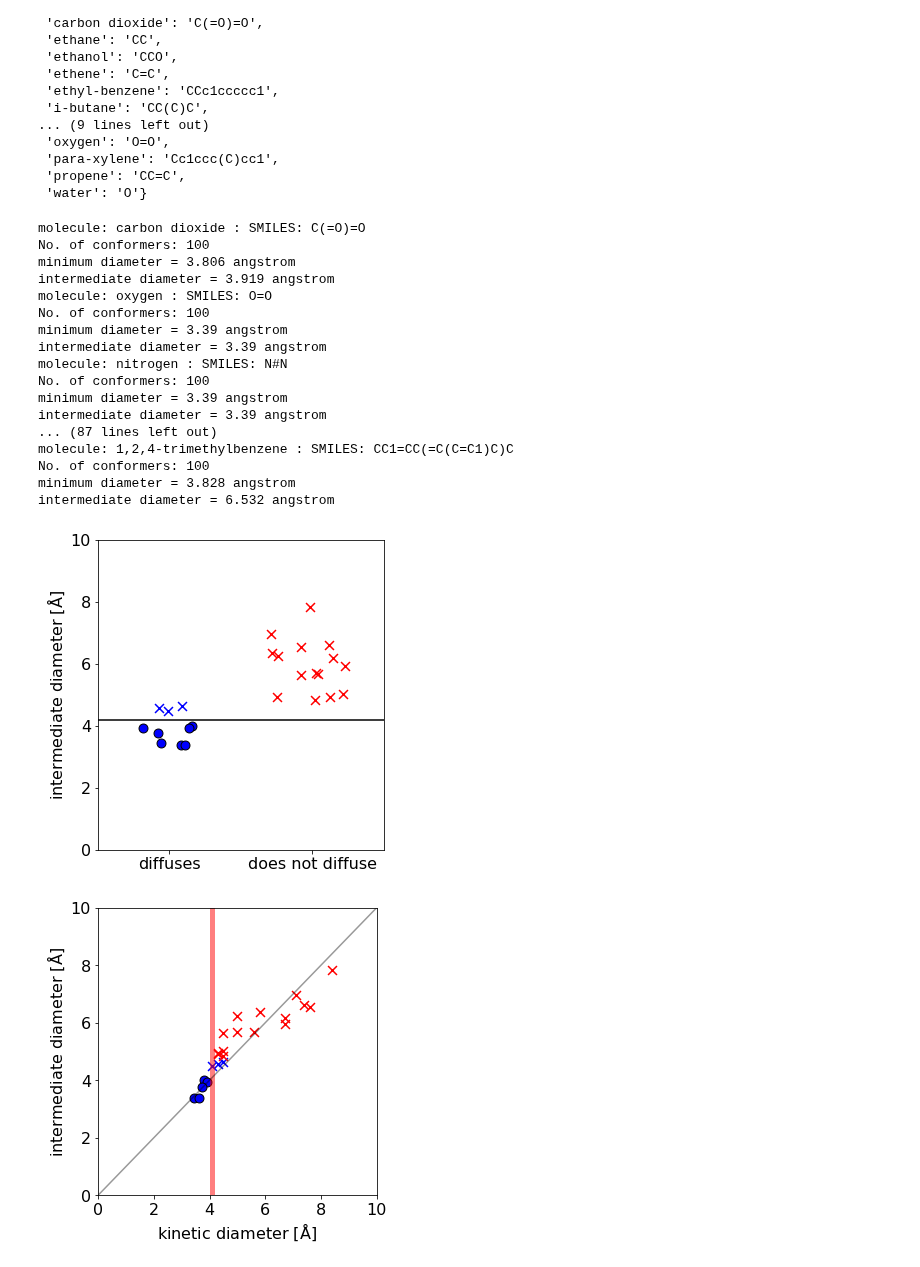
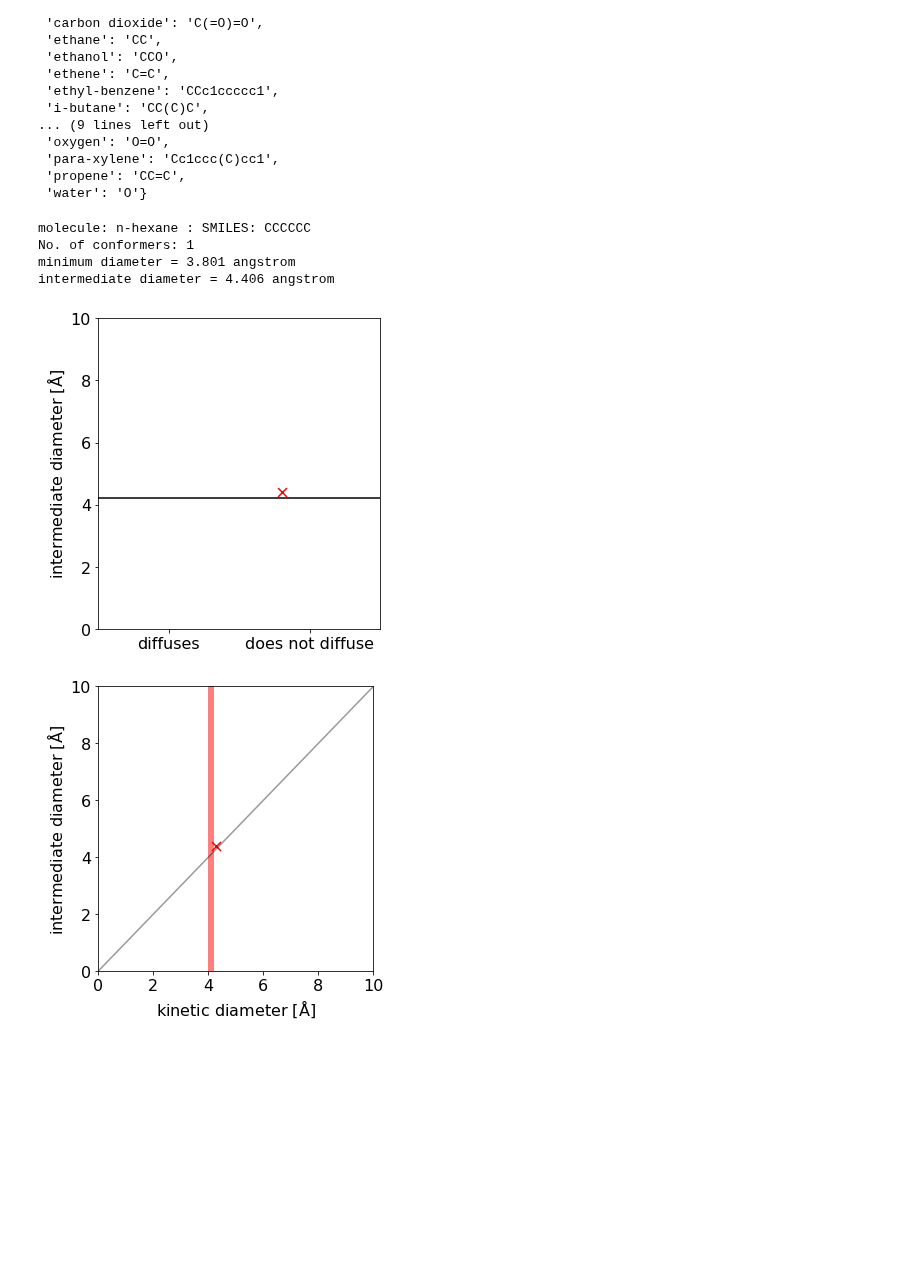
Before and after one commit to andrewtarzia/enzyme_screen, a Jupyter notebook: rdkit_testing.ipynb, the cells around one changed output. Drawn from its saved outputs; the diff is of its cells as text; code cells hidden in the pictures; blank space fills up the shorter version.

Commit message:
updated code and produced figures for presentation

```diff
--- a/rdkit_testing.ipynb
+++ b/rdkit_testing.ipynb
@@ -271,8 +65,8 @@ def define_parity_plot_variables(ax, title, ytitle, xtitle, xlim, ylim):
     ax.set_xlim(xlim)
     ax.set_ylim(ylim)
 # %%
-df, molecules, diameters = read_mol_txt_file(molecule_file)
-produce_quick_fig_mol(molecules, output_dir+'test_molecules.pdf')
+df, molecules, diameters = rdkit_functions.read_mol_txt_file(molecule_file)
+rdkit_functions.produce_quick_fig_mol(molecules, output_dir+'test_molecules.pdf')
 # %% [markdown]
 ## Calculate size and shape
 # %%
@@ -316,8 +110,8 @@ mid_diam_sums = []
 avg_diam_sums = []
 for T in np.arange(1):
     for name, smile in molecules.items():
-#         if name != 'benzene':
-#             continue
+        if name != 'n-hexane':
+            continue
         print('molecule:', name,':', 'SMILES:', smile)
         try:
             kin_diam = float(diameters[name])
@@ -329,26 +123,31 @@ for T in np.arange(1):
         mol = Chem.AddHs(Chem.MolFromSmiles(smile))
         # 2D to 3D
         # with multiple conformers
-        cids = Chem.EmbedMultipleConfs(mol, 100) #, Chem.ETKDG())
+        cids = Chem.EmbedMultipleConfs(mol, 1) #, Chem.ETKDG())
         print('No. of conformers:', len(cids))
         # quick UFF optimize
         for cid in cids: Chem.UFFOptimizeMolecule(mol, confId=cid)
         # align all conformers
         # Chem.AlignMolConformers(mol, [0])
-        # show_all_conformers(v, mol, cids)
-        mol_coms = get_COMs(mol)
+        # rdkit_functions.show_all_conformers(v, mol, cids)
+        mol_coms = rdkit_functions.get_COMs(mol, cids)
         # get principal moments of intertia
-        _, _, _, ratio_1_, ratio_2_ = get_inertial_prop(mol, cids)
+        _, _, _, ratio_1_, ratio_2_ = rdkit_functions.get_inertial_prop(mol, cids)
         # print(np.average(ratio_1_), np.average(ratio_2_))
-        conf_diameters, conf_axes, conf_moments = get_vdw_diameters(mol, cids,
+        conf_diameters, conf_axes, conf_moments = rdkit_functions.get_vdw_diameters(mol, cids,
                                                                     mol_coms,
                                                                     vdwScale=1.0,
                                                                     boxMargin=4.0,
-                                                                    spacing=0.2,
-                                                                    show=False)
+                                                                    spacing=0.5,
+                                                                    vec_spacing=0.2,
+                                                                    show=False,
+                                                                    plot=False)
+
+        # show one conformers axes of inertia in pymol
+        # rdkit_functions.show_axes(mol, confId, mol_coms, conf_axes)
         diams = [sorted(i) for i in conf_diameters]
-        min_diam = np.average([i[0] for i in diams])  # use the minimum min diam
-        mid_diam = np.average([i[1] for i in diams])  # use the minimum intermediate diam
+        min_diam = np.average([i[0] for i in diams])  # use the avg min diam
+        mid_diam = np.average([i[1] for i in diams])  # use the avg intermediate diam
         print('minimum diameter =', round(min_diam, 3), 'angstrom')
         print('intermediate diameter =', round(mid_diam, 3), 'angstrom')
         min_diam_sums.append(min_diam)
@@ -401,55 +200,44 @@ define_plot_variables(ax1,
                       ytitle='intermediate diameter [$\mathrm{\AA}$]',
                       xlim=(0, 1),
                       ylim=(0, 10))
+fig1.tight_layout()
 fig1.savefig("categorical.pdf", dpi=720,
             bbox_inches='tight')
-fig1.tight_layout()
+
 
 ax2.plot(np.linspace(-1, 12, 2), np.linspace(-1, 12, 2), c='k', alpha=0.4)
 ax2.axvspan(4.0, 4.2, facecolor='r', alpha=0.5)  # plot the limit from the two Sholl papers on diffusion
 
 
 define_parity_plot_variables(ax2,
                              title='',
                              xtitle='kinetic diameter [$\mathrm{\AA}$]',
                              ytitle='intermediate diameter [$\mathrm{\AA}$]',
                              xlim=(0, 10),
                              ylim=(0, 10))
 
+fig2.tight_layout()
 fig2.savefig("parity.pdf", dpi=720,
             bbox_inches='tight')
-fig2.tight_layout()
+
 
 ax3.plot([0, 0.5, 1, 0], [1, 0.5, 1, 1], c='k', lw=2)
 ax3.text(0.75, 1.01, 'sphere', fontsize=20)
 ax3.text(0.4, 0.45, 'disk', fontsize=20)
 ax3.text(-0.05, 1.01, 'rod', fontsize=20)
 define_parity_plot_variables(ax3,
                              title='',
                              xtitle='$I_1$ / $I_3$',
                              ytitle='$I_2$ / $I_3$',
                              xlim=(-0.1, 1.1),
                              ylim=(0.4, 1.1))
+fig3.tight_layout()
 fig3.savefig("shape.pdf", dpi=720,
             bbox_inches='tight')
-fig3.tight_layout()
 # %% [output]
-molecule: carbon dioxide : SMILES: C(=O)=O
-No. of conformers: 100
-minimum diameter = 3.806 angstrom
-intermediate diameter = 3.919 angstrom
-molecule: oxygen : SMILES: O=O
-No. of conformers: 100
-minimum diameter = 3.39 angstrom
-intermediate diameter = 3.39 angstrom
-molecule: nitrogen : SMILES: N#N
-No. of conformers: 100
-minimum diameter = 3.39 angstrom
-intermediate diameter = 3.39 angstrom
-... (87 lines left out)
-molecule: 1,2,4-trimethylbenzene : SMILES: CC1=CC(=C(C=C1)C)C
-No. of conformers: 100
-minimum diameter = 3.828 angstrom
-intermediate diameter = 6.532 angstrom
+molecule: n-hexane : SMILES: CCCCCC
+No. of conformers: 1
+minimum diameter = 3.801 angstrom
+intermediate diameter = 4.406 angstrom
-[figure, old version]
+[figure, new version]
-[figure, old version]
+[figure, new version]
```
Also changed, not shown: parts of 16 cells of this notebook.
